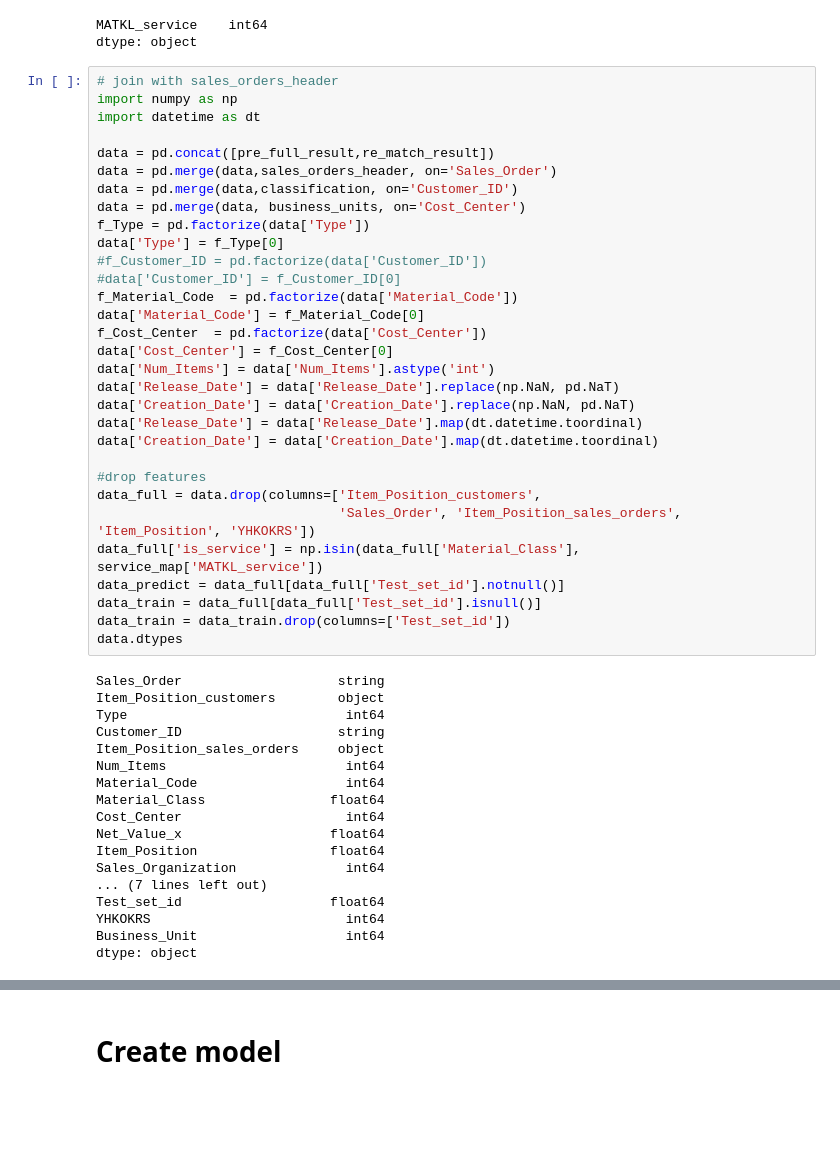
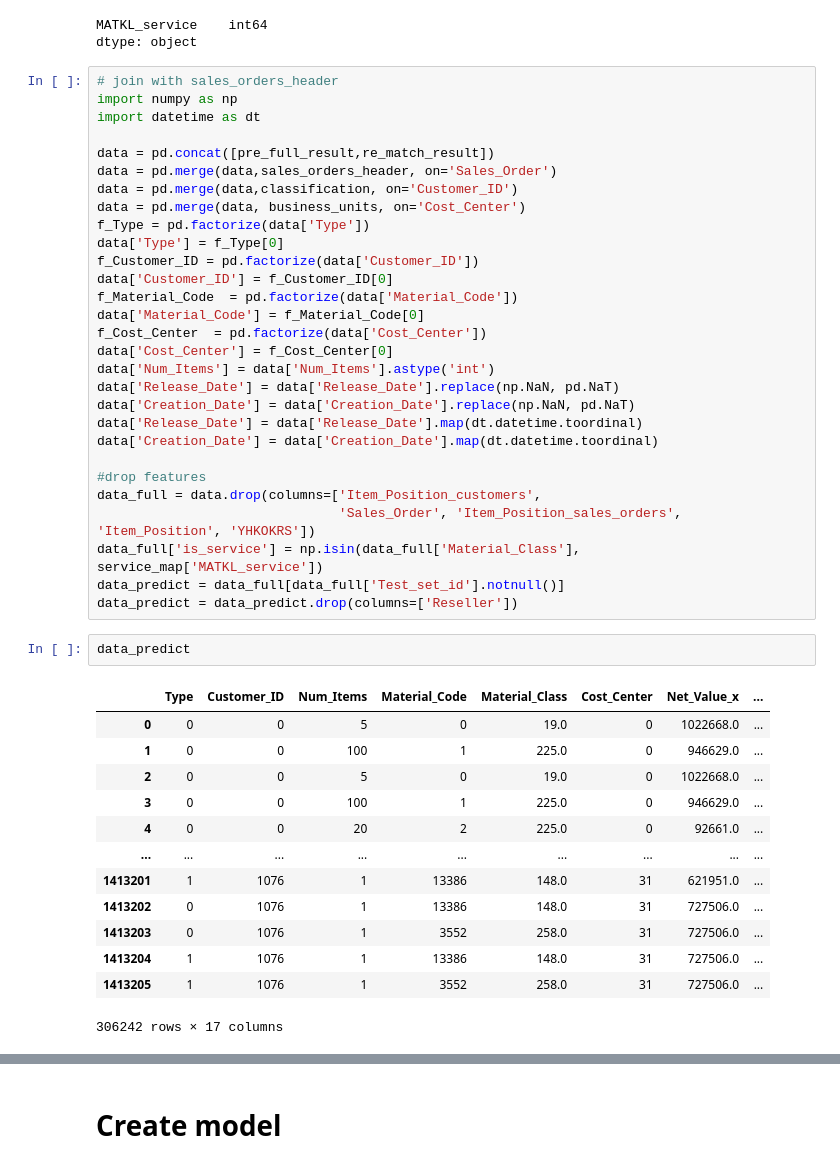
Before and after one commit to ppaulee/AnalyticsCup2023, a Jupyter notebook: data_play_final_reboot.ipynb, the cells around one changed output, grey strips where cells are left out. Saved outputs shown, nothing was run; the diff lists cells and outputs as text; blank space fills up the shorter version.

```diff
--- a/data_play_final_reboot.ipynb
+++ b/data_play_final_reboot.ipynb
@@ -483,8 +483,8 @@ data = pd.merge(data,classification, on='Customer_ID')
 data = pd.merge(data, business_units, on='Cost_Center')
 f_Type = pd.factorize(data['Type'])
 data['Type'] = f_Type[0]
-#f_Customer_ID = pd.factorize(data['Customer_ID'])
-#data['Customer_ID'] = f_Customer_ID[0]
+f_Customer_ID = pd.factorize(data['Customer_ID'])
+data['Customer_ID'] = f_Customer_ID[0]
 f_Material_Code  = pd.factorize(data['Material_Code'])
 data['Material_Code'] = f_Material_Code[0]
 f_Cost_Center  = pd.factorize(data['Cost_Center'])
@@ -500,24 +500,20 @@ data_full = data.drop(columns=['Item_Position_customers',
                                'Sales_Order', 'Item_Position_sales_orders', 'Item_Position', 'YHKOKRS'])
 data_full['is_service'] = np.isin(data_full['Material_Class'], service_map['MATKL_service'])
 data_predict = data_full[data_full['Test_set_id'].notnull()]
-data_train = data_full[data_full['Test_set_id'].isnull()]
-data_train = data_train.drop(columns=['Test_set_id'])
-data.dtypes
+data_predict = data_predict.drop(columns=['Reseller'])
-# %% [output]
-Sales_Order                    string
-Item_Position_customers        object
-Type                            int64
-Customer_ID                    string
-Item_Position_sales_orders     object
-Num_Items                       int64
-Material_Code                   int64
-Material_Class                float64
-Cost_Center                     int64
-Net_Value_x                   float64
-Item_Position                 float64
-Sales_Organization              int64
-... (7 lines left out)
-Test_set_id                   float64
-YHKOKRS                         int64
-Business_Unit                   int64
-dtype: object
+# %%
+data_predict
+# %% [output]
+|  | Type | Customer_ID | Num_Items | Material_Code | Material_Class | Cost_Center | Net_Value_x | ... |
+| 0 | 0 | 0 | 5 | 0 | 19.0 | 0 | 1022668.0 | ... |
+| 1 | 0 | 0 | 100 | 1 | 225.0 | 0 | 946629.0 | ... |
+| 2 | 0 | 0 | 5 | 0 | 19.0 | 0 | 1022668.0 | ... |
+| 3 | 0 | 0 | 100 | 1 | 225.0 | 0 | 946629.0 | ... |
+| 4 | 0 | 0 | 20 | 2 | 225.0 | 0 | 92661.0 | ... |
+| ... | ... | ... | ... | ... | ... | ... | ... | ... |
+| 1413201 | 1 | 1076 | 1 | 13386 | 148.0 | 31 | 621951.0 | ... |
+| 1413202 | 0 | 1076 | 1 | 13386 | 148.0 | 31 | 727506.0 | ... |
+| 1413203 | 0 | 1076 | 1 | 3552 | 258.0 | 31 | 727506.0 | ... |
+| 1413204 | 1 | 1076 | 1 | 13386 | 148.0 | 31 | 727506.0 | ... |
+| 1413205 | 1 | 1076 | 1 | 3552 | 258.0 | 31 | 727506.0 | ... |
+306242 rows × 17 columns
```
Also changed, not shown: parts of 33 cells of this notebook.
